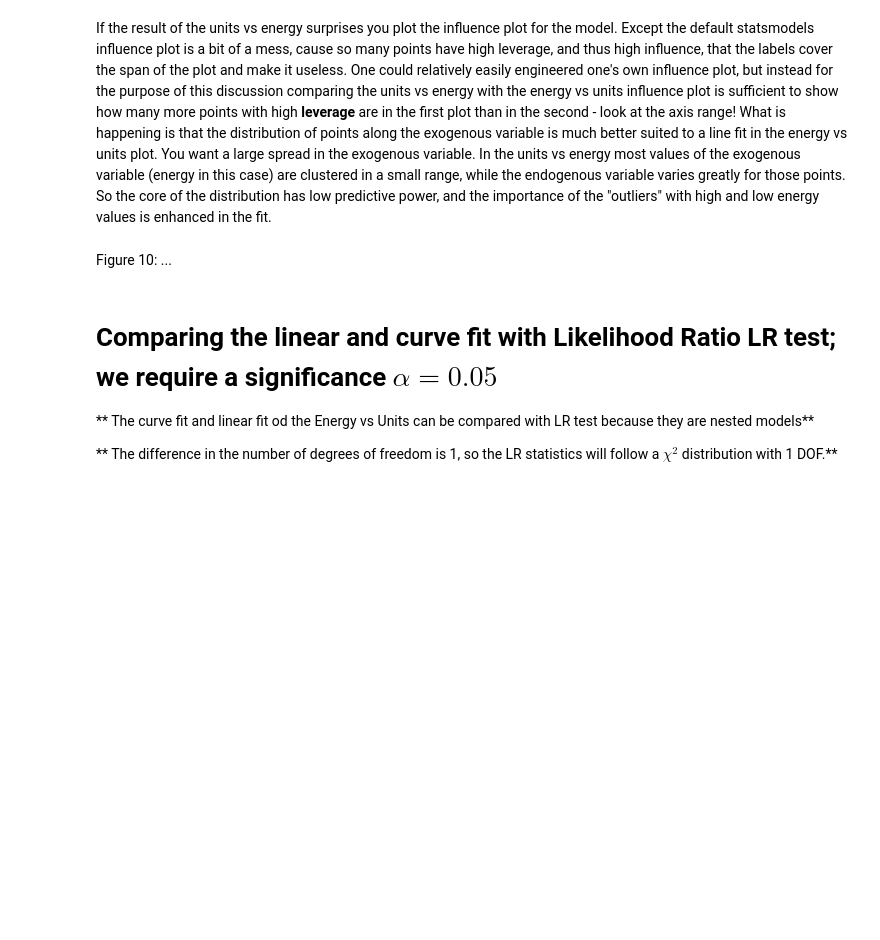
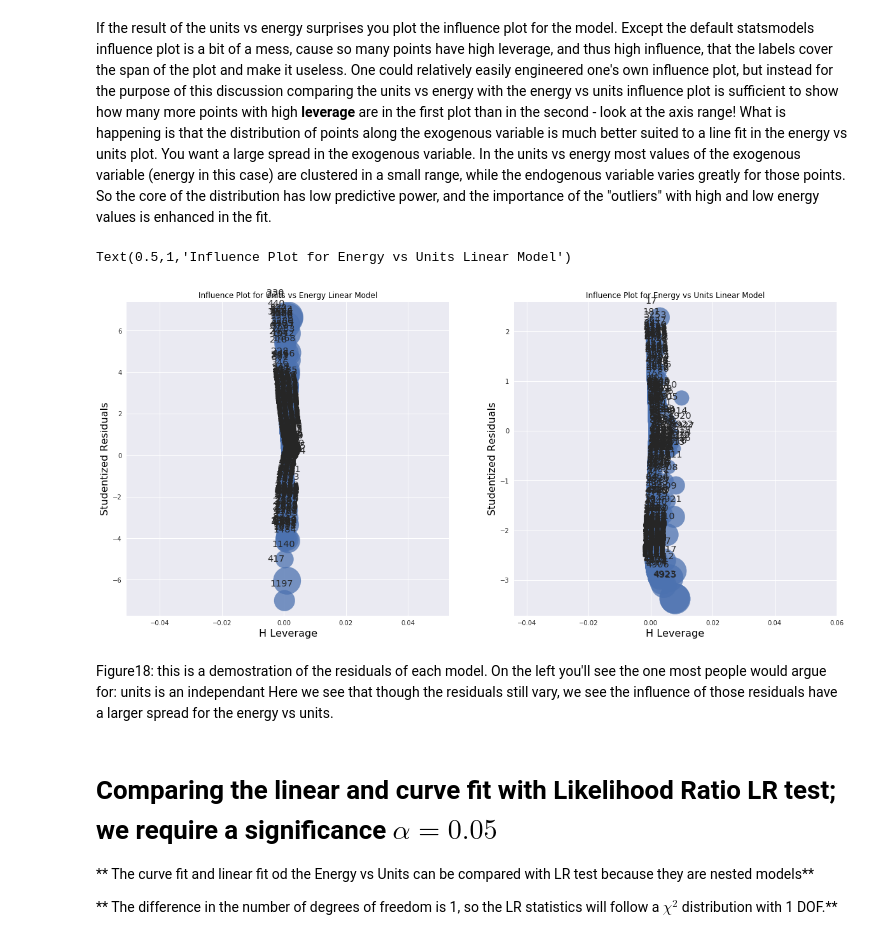
Before and after one commit to samjfalk/PUI2018_sjf374, a Jupyter notebook: HW10_sjf374/HW10_2_sjf374.ipynb, the cells around one changed output. Cells and saved outputs as stored; diff of their text form; code cells hidden in the pictures; blank space fills up the shorter version.

```diff
--- a/HW10_sjf374/HW10_2_sjf374.ipynb
+++ b/HW10_sjf374/HW10_2_sjf374.ipynb
@@ -1187,7 +1130,19 @@ discuss
 # %% [markdown]
 If the result of the units vs energy surprises you plot the influence plot for the model. Except the default statsmodels influence plot is a bit of a mess, cause so many points have high leverage, and thus high influence, that the labels cover the span of the plot and make it useless. One could relatively easily engineered one's own influence plot, but instead for the purpose of this discussion comparing the units vs energy with the energy vs units influence plot is sufficient to show how many more points with high **leverage** are in the first plot than in the second - look at the axis range! What is happening is that the distribution of points along the exogenous variable is much better suited to a line fit in the energy vs units plot. You want a large spread in the exogenous variable. In the units vs energy most values of the exogenous variable (energy in this case) are clustered in a small range, while the endogenous variable varies greatly for those points. So the core of the distribution has low predictive power, and the importance of the "outliers" with high and low energy values is enhanced in the fit.
-# %% [markdown]
-Figure 10: ...
+# %%
+fig = pl.figure(figsize=(20,20))
+ax1 = fig.add_subplot(221)
+sm.graphics.influence_plot(fitols_unit, alpha=0.05, criterion="cooks", ax=ax1)
+ax1.set_title('Influence Plot for Units vs Energy Linear Model')
+
+ax2 = fig.add_subplot(222)
+sm.graphics.influence_plot(fitols_nrg, alpha=0.05, criterion="cooks", ax=ax2)
+ax2.set_title('Influence Plot for Energy vs Units Linear Model')
+# %% [output]
+Text(0.5,1,'Influence Plot for Energy vs Units Linear Model')
+[figure, added]
+# %% [markdown]
+Figure18: this is a demostration of the residuals of each model. On the left you'll see the one most people would argue for: units is an independant Here we see that though the residuals still vary, we see the influence of those residuals have a larger spread for the energy vs units.
 # %% [markdown]
 # Comparing the linear and curve fit with Likelihood Ratio LR test; we require a significance $\alpha=0.05$
 
```
Also changed, not shown: parts of 32 cells of this notebook.
